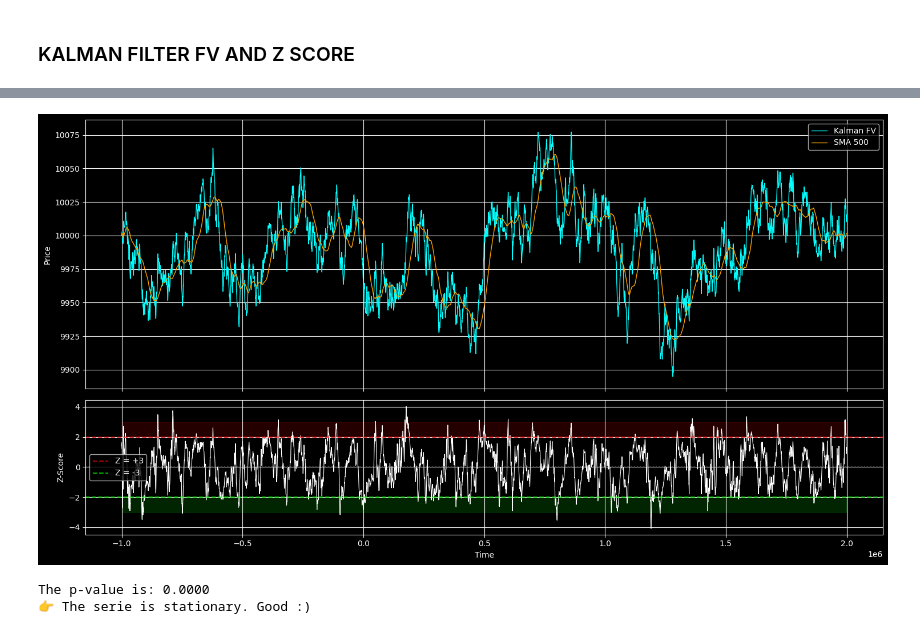
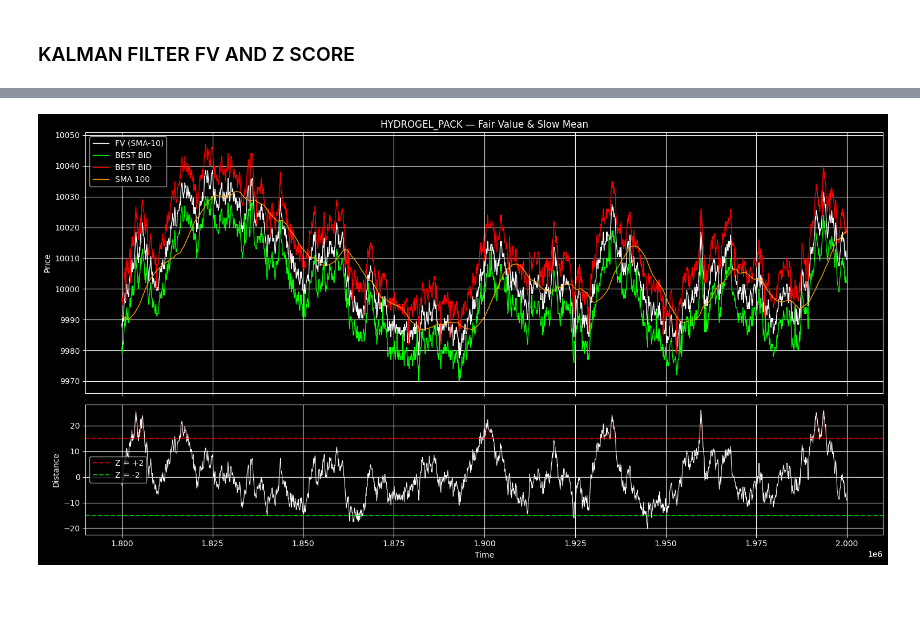
Before and after one commit to marcobattiston21/imc-prosperity-4, a Jupyter notebook: prosperity4/round3/notebooks/analysis_hydrogel_pack.ipynb, the cells around one changed output, grey strips where cells are left out. Saved outputs shown, nothing was run; the diff lists cells and outputs as text; code cells hidden in the pictures; blank space fills up the shorter version.

```diff
--- a/prosperity4/round3/notebooks/analysis_hydrogel_pack.ipynb
+++ b/prosperity4/round3/notebooks/analysis_hydrogel_pack.ipynb
@@ -73,8 +73,8 @@ Trades Shape : (4048, 8)
 # %%
 products = prices_df["product"].unique()
 
-osmium_prices_df = prices_df[prices_df["product"] == "HYDROGEL_PACK"]
-osmium_trades_df = trades_df[trades_df["symbol"] == "HYDROGEL_PACK"]
+hydrogel_prices_df = prices_df[prices_df["product"] == "HYDROGEL_PACK"]
+hydrogel_trades_df = trades_df[trades_df["symbol"] == "HYDROGEL_PACK"]
 # %%
 """
 Here we are copying the original dataframes, removing the buyer, seller and currency from the trades, summing if there are orders at the
@@ -181,8 +207,7 @@ plt.show()
 # %%
-# Z-Score of Kalman FV vs its 500-tick rolling SMA
-WINDOW = 500
+# Z-Score of SMA-10 FV vs its 500-tick rolling SMA
+WINDOW = 100
+rolling_mean = hydrogel["fv"].rolling(window = WINDOW).mean()
 
-rolling_mean = osmium["fv"].rolling(window=WINDOW, min_periods=10).mean()
-rolling_std  = osmium["fv"].rolling(window=WINDOW, min_periods=10).std()
-
-osmium["zscore"] = (osmium["fv"] - rolling_mean) / rolling_std
+hydrogel["distance"] = hydrogel["fv"] - rolling_mean
+hydrogel.head(5)
@@ -189,40 +222,27 @@ osmium["zscore"] = (osmium["fv"] - rolling_mean) / rolling_std
 # %%
 fig, (ax1, ax2) = plt.subplots(2, 1, figsize=(15, 8), sharex=True, gridspec_kw={"height_ratios": [2, 1]})
 
-ax1.plot(osmium["t"], osmium["fv"], color="cyan", linewidth=1, label="Kalman FV")
-ax1.plot(osmium["t"], rolling_mean, color="orange", linewidth=1, label=f"SMA {WINDOW}")
+ax1.plot(hydrogel["t"][-2000:], hydrogel["fv"][-2000:],   color="white",  linewidth=1,   label="FV (SMA-10)")
+ax1.plot(hydrogel["t"][-2000:], hydrogel["bid_price_1"][-2000:], color="lime", linewidth = 1, label = "BEST BID")
+ax1.plot(hydrogel["t"][-2000:], hydrogel["ask_price_1"][-2000:], color="red", linewidth = 1, label = "BEST BID")
+ax1.plot(hydrogel["t"][-2000:], rolling_mean[-2000:],     color="orange", linewidth=1,   label=f"SMA {WINDOW}")
 ax1.legend()
 ax1.grid(True)
 ax1.set_ylabel("Price")
+ax1.set_title("HYDROGEL_PACK — Fair Value & Slow Mean")
 
-ax2.plot(osmium["t"], osmium["zscore"], color="white", linewidth=0.8)
-ax2.axhline( 2, color="red",  linestyle="--", alpha=0.7, label="Z = +3")
-ax2.axhline(-2, color="lime", linestyle="--", alpha=0.7, label="Z = -3")
+ax2.plot(hydrogel["t"][-2000:], hydrogel["distance"][-2000:], color="white", linewidth=0.8)
+ax2.axhline( 15, color="red",  linestyle="--", alpha=0.7, label="Z = +2")
+ax2.axhline(-15, color="lime", linestyle="--", alpha=0.7, label="Z = -2")
 ax2.axhline( 0, color="gray", linestyle=":",  alpha=0.5)
-ax2.fill_between(osmium["t"], 2, osmium["zscore"].clip(lower=3), color="red",  alpha=0.15)
-ax2.fill_between(osmium["t"], -2, osmium["zscore"].clip(upper=-3), color="lime", alpha=0.15)
-ax2.set_ylabel("Z-Score")
+ax2.fill_between(hydrogel["t"][-2000:],  15, hydrogel["distance"][-2000:].clip(lower=15),  color="red",  alpha=0.15)
+ax2.fill_between(hydrogel["t"][-2000:], -15, hydrogel["distance"][-2000:].clip(upper=-15), color="lime", alpha=0.15)
+ax2.set_ylabel("Distance")
 ax2.set_xlabel("Time")
 ax2.legend()
 ax2.grid(True)
 
 plt.tight_layout()
 plt.show()
 # %% [output]
-[figure, old version]
+[figure, new version]
-# %%
-result = adfuller(osmium['mid_price'])
-
-# take only p-value
-p_value = result[1]
-
-# printing solution
-print(f"The p-value is: {p_value:.4f}")
-
-if p_value < 0.05:
-    print("👉 The serie is stationary. Good :) ")
-else:
-    print("👉 The serie is not stationary. BAD :( )")
-# %% [output]
-The p-value is: 0.0000
-👉 The serie is stationary. Good :)
```
Also changed, not shown: parts of 20 cells of this notebook, 4 other files.
